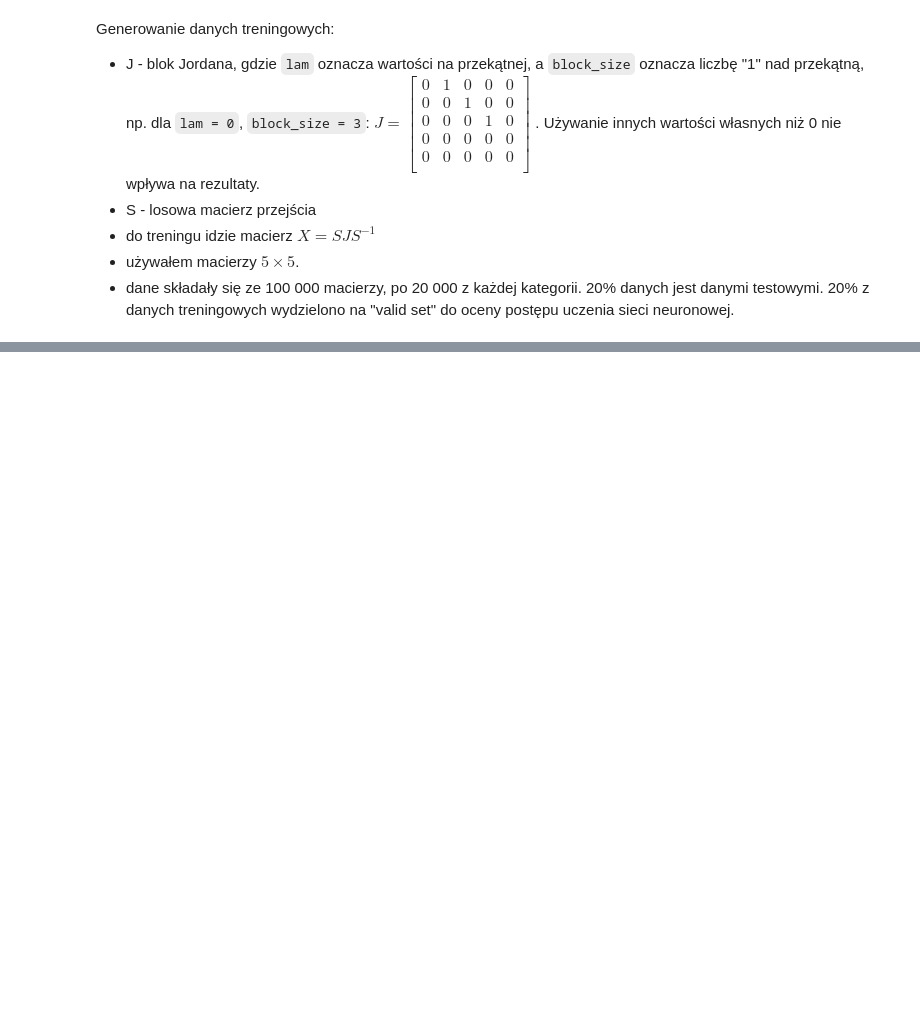
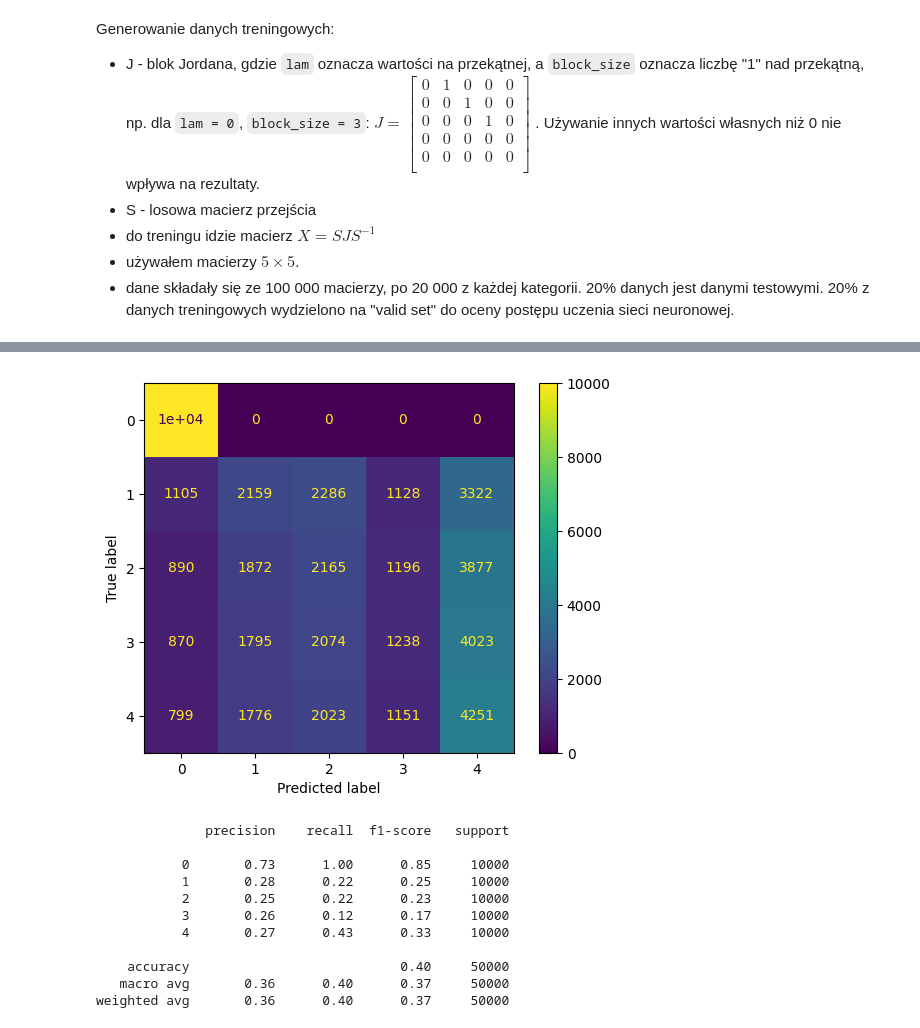
Before and after one commit to Michozord/Jordan_Transformer, a Jupyter notebook: sandbox/Jordan.ipynb, the cells around one changed output, grey strips where cells are left out. Cells and saved outputs as stored; diff of their text form; code cells hidden in the pictures; blank space fills up the shorter version.

```diff
--- a/sandbox/Jordan.ipynb
+++ b/sandbox/Jordan.ipynb
@@ -145,0 +183,21 @@ KeyboardInterrupt:
+# %%
+from sklearn.metrics import classification_report, confusion_matrix, ConfusionMatrixDisplay
+
+cm = confusion_matrix(y_test, y_predicted)
+ConfusionMatrixDisplay(cm).plot()
+plt.show()
+
+print(classification_report(y_test, y_predicted))
+# %% [output]
+[figure, added]
+              precision    recall  f1-score   support
+
+           0       0.73      1.00      0.85     10000
+           1       0.28      0.22      0.25     10000
+           2       0.25      0.22      0.23     10000
+           3       0.26      0.12      0.17     10000
+           4       0.27      0.43      0.33     10000
+
+    accuracy                           0.40     50000
+   macro avg       0.36      0.40      0.37     50000
+weighted avg       0.36      0.40      0.37     50000
```
Also changed, not shown: parts of 7 cells of this notebook, 2 other files.
